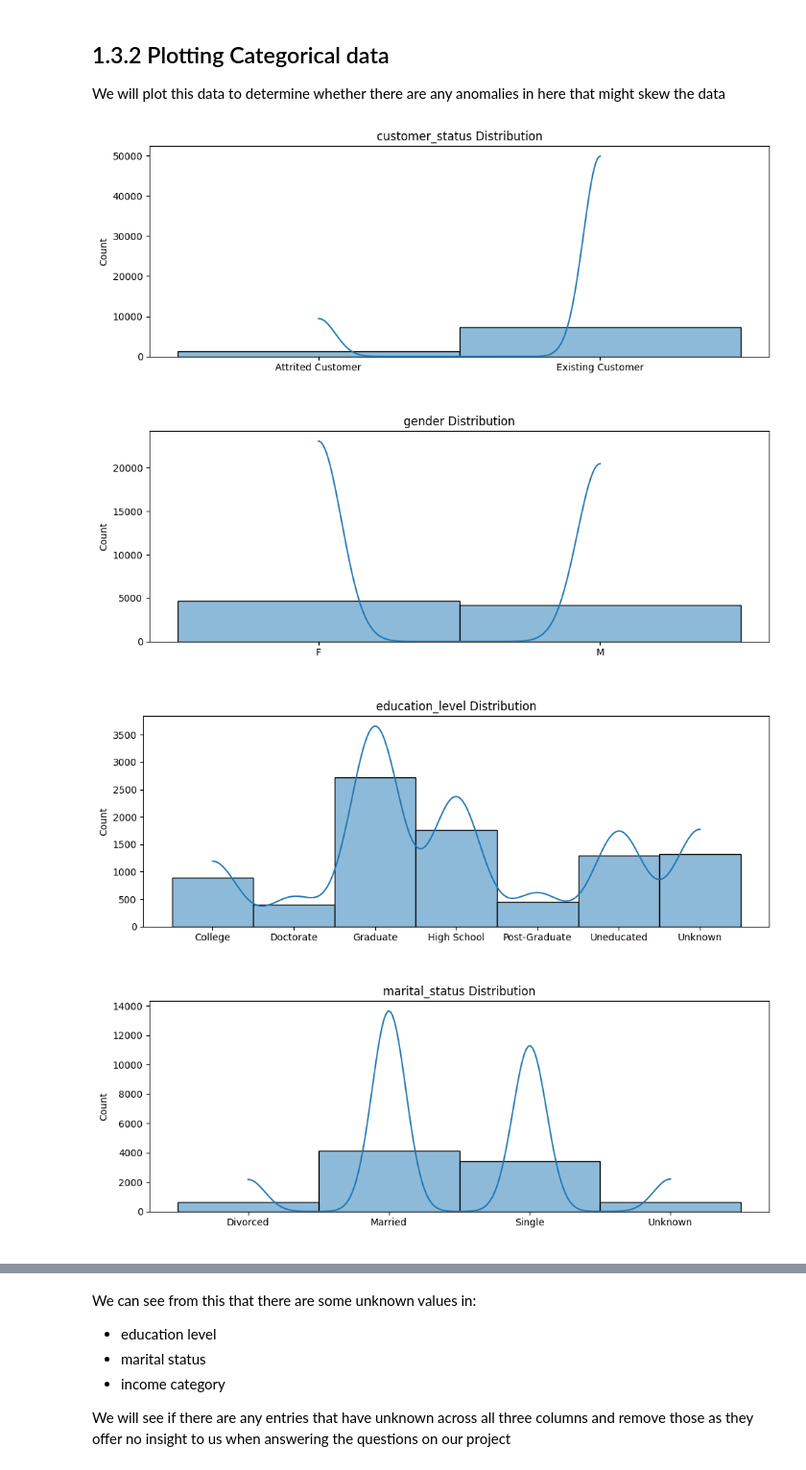
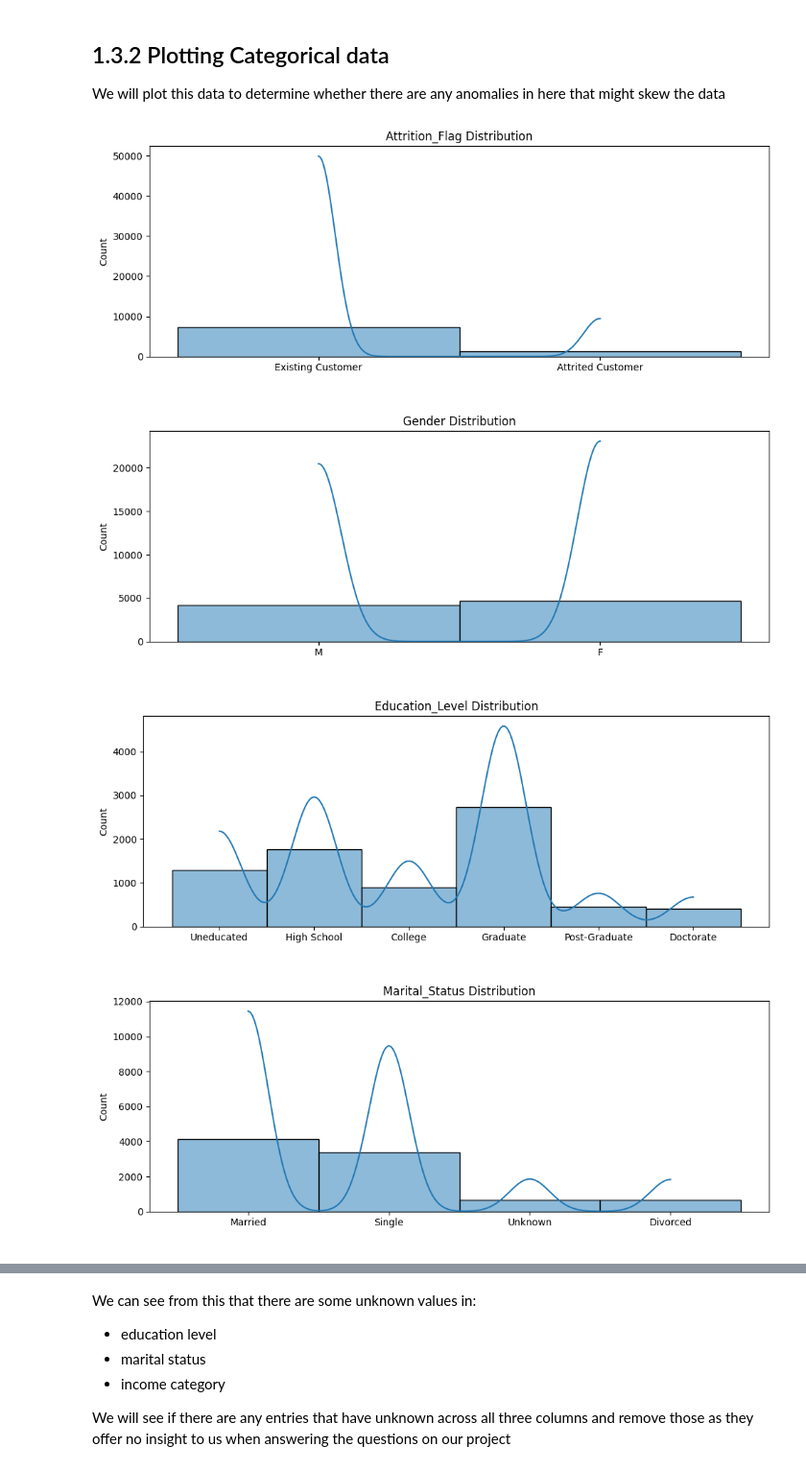
Before and after one commit to kumuduuk/churn-crushers, a Jupyter notebook: jupyter_notebooks/bankchurners.ipynb, the cells around one changed output, grey strips where cells are left out. Shown at 96% size. Saved outputs shown, nothing was run; the diff lists cells and outputs as text; code cells hidden in the pictures.

```diff
--- a/jupyter_notebooks/bankchurners.ipynb
+++ b/jupyter_notebooks/bankchurners.ipynb
@@ -264,20 +268,28 @@ df.shape
 # %% [markdown]
 ## 1.3.2 Plotting Categorical data
 We will plot this data to determine whether there are any anomalies in here that might skew the data
+# %%
+# Ordering categorical data before plotting
+income_order = ['Less than $40K', '$40K - $60K', '$60K - $80K', '$80K - $120K', '$120K +']
+education_order = ['Uneducated', 'High School', 'College', 'Graduate', 'Post-Graduate', 'Doctorate']
+# %%
+# Assigning new order to field
+df['Income_Category'] = pd.Categorical(df['Income_Category'], categories=income_order, ordered=True)
+df['Education_Level'] = pd.Categorical(df['Education_Level'], categories=education_order, ordered=True)
 # %%
-categorical = ['customer_status', 'gender', 'education_level', 'marital_status', 'income_category', 'card_category']
+categorical = ['Attrition_Flag', 'Gender', 'Education_Level', 'Marital_Status', 'Income_Category', 'Card_Category']
 
 for col in categorical:
     plt.figure(figsize=(10,4))
     sns.histplot(data=df, x=col, kde=True)
     plt.title(f"{col} Distribution")
     plt.xlabel(" ")
     plt.tight_layout()
     plt.show()
 
 print("\n")
 # %% [output]
-[figure, old version]
+[figure, new version]
-[figure, old version]
+[figure, new version]
-[figure, old version]
+[figure, new version]
-[figure, old version]
+[figure, new version]
```
Also changed, not shown: parts of 14 cells of this notebook.
